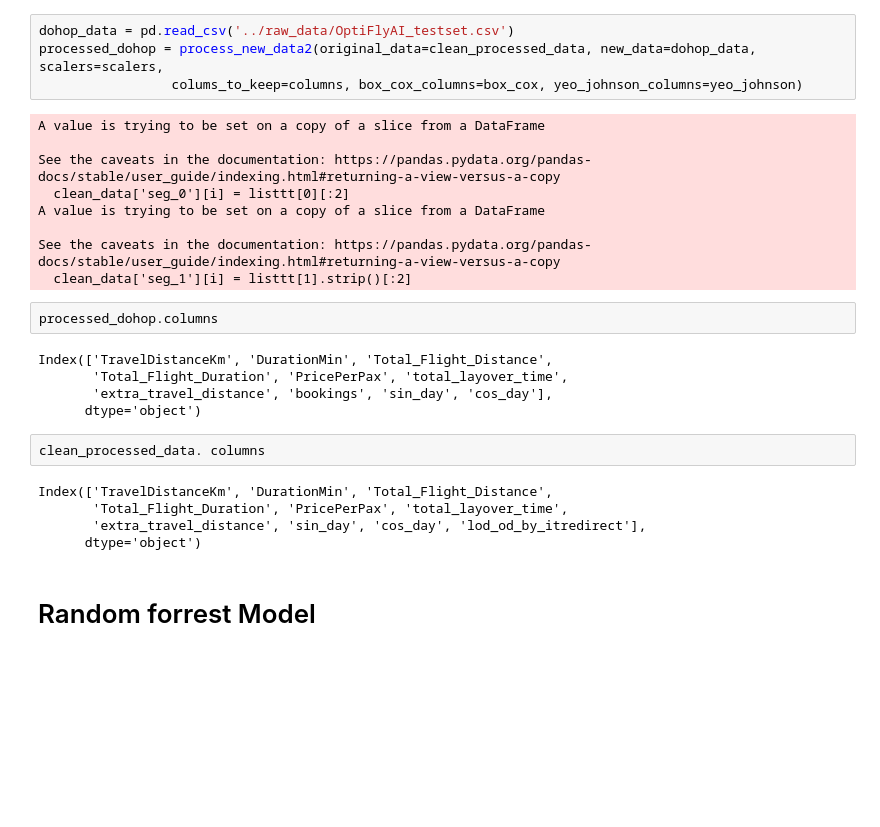
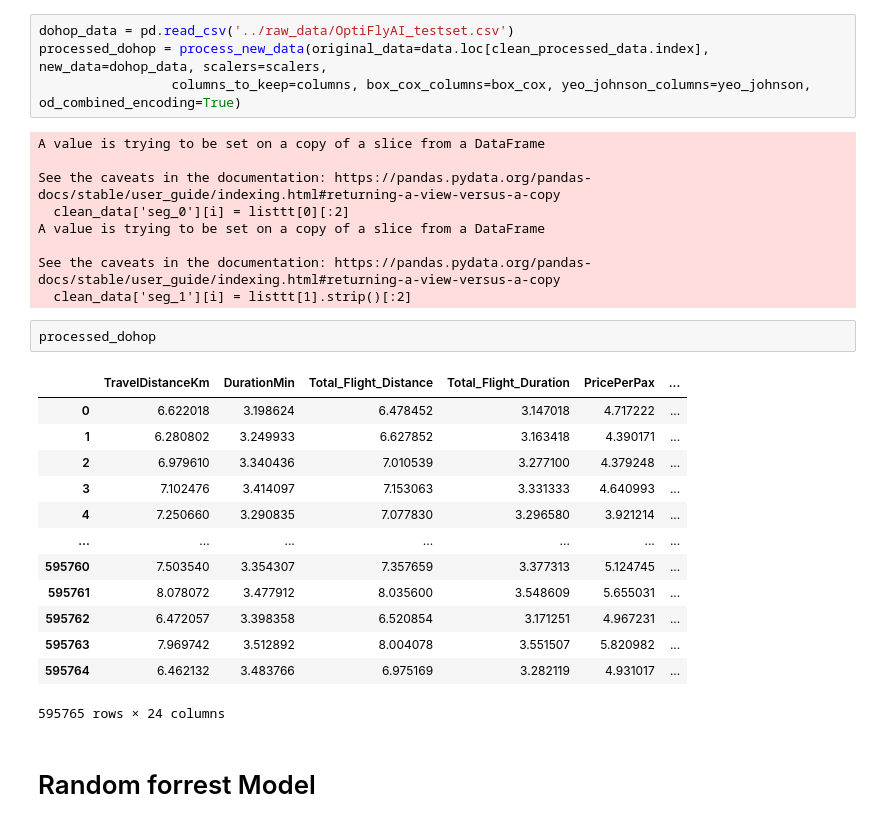
Before and after one commit to LaGenace/OptiFlyAi, a Jupyter notebook: Notebooks/ant_model_iterations.ipynb, the cells around one changed output. Cells and saved outputs as stored; diff of their text form; blank space fills up the shorter version.

```diff
--- a/Notebooks/ant_model_iterations.ipynb
+++ b/Notebooks/ant_model_iterations.ipynb
@@ -391,7 +455,7 @@ def process_new_data2(original_data:pd.DataFrame, new_data:pd.DataFrame, scalers
 # %%
 dohop_data = pd.read_csv('../raw_data/OptiFlyAI_testset.csv')
-processed_dohop = process_new_data2(original_data=clean_processed_data, new_data=dohop_data, scalers=scalers,
-                 colums_to_keep=columns, box_cox_columns=box_cox, yeo_johnson_columns=yeo_johnson)
+processed_dohop = process_new_data(original_data=data.loc[clean_processed_data.index], new_data=dohop_data, scalers=scalers,
+                 columns_to_keep=columns, box_cox_columns=box_cox, yeo_johnson_columns=yeo_johnson, od_combined_encoding=True)
 # %% [output]
 A value is trying to be set on a copy of a slice from a DataFrame
 
@@ -402,19 +466,21 @@ A value is trying to be set on a copy of a slice from a DataFrame
 See the caveats in the documentation: https://pandas.pydata.org/pandas-docs/stable/user_guide/indexing.html#returning-a-view-versus-a-copy
   clean_data['seg_1'][i] = listtt[1].strip()[:2]
 # %%
-processed_dohop.columns
+processed_dohop
 # %% [output]
+|  | TravelDistanceKm | DurationMin | Total_Flight_Distance | Total_Flight_Duration | PricePerPax | ... |
+| 0 | 6.622018 | 3.198624 | 6.478452 | 3.147018 | 4.717222 | ... |
+| 1 | 6.280802 | 3.249933 | 6.627852 | 3.163418 | 4.390171 | ... |
+| 2 | 6.979610 | 3.340436 | 7.010539 | 3.277100 | 4.379248 | ... |
+| 3 | 7.102476 | 3.414097 | 7.153063 | 3.331333 | 4.640993 | ... |
+| 4 | 7.250660 | 3.290835 | 7.077830 | 3.296580 | 3.921214 | ... |
+| ... | ... | ... | ... | ... | ... | ... |
+| 595760 | 7.503540 | 3.354307 | 7.357659 | 3.377313 | 5.124745 | ... |
+| 595761 | 8.078072 | 3.477912 | 8.035600 | 3.548609 | 5.655031 | ... |
+| 595762 | 6.472057 | 3.398358 | 6.520854 | 3.171251 | 4.967231 | ... |
+| 595763 | 7.969742 | 3.512892 | 8.004078 | 3.551507 | 5.820982 | ... |
+| 595764 | 6.462132 | 3.483766 | 6.975169 | 3.282119 | 4.931017 | ... |
-Index(['TravelDistanceKm', 'DurationMin', 'Total_Flight_Distance',
-       'Total_Flight_Duration', 'PricePerPax', 'total_layover_time',
-       'extra_travel_distance', 'bookings', 'sin_day', 'cos_day'],
-      dtype='object')
+595765 rows × 24 columns
-# %%
-clean_processed_data. columns
-# %% [output]
-Index(['TravelDistanceKm', 'DurationMin', 'Total_Flight_Distance',
-       'Total_Flight_Duration', 'PricePerPax', 'total_layover_time',
-       'extra_travel_distance', 'sin_day', 'cos_day', 'lod_od_by_itredirect'],
-      dtype='object')
 # %% [markdown]
 # Random forrest Model
 # %%
```
Also changed, not shown: parts of 8 cells of this notebook, 1 other file.
